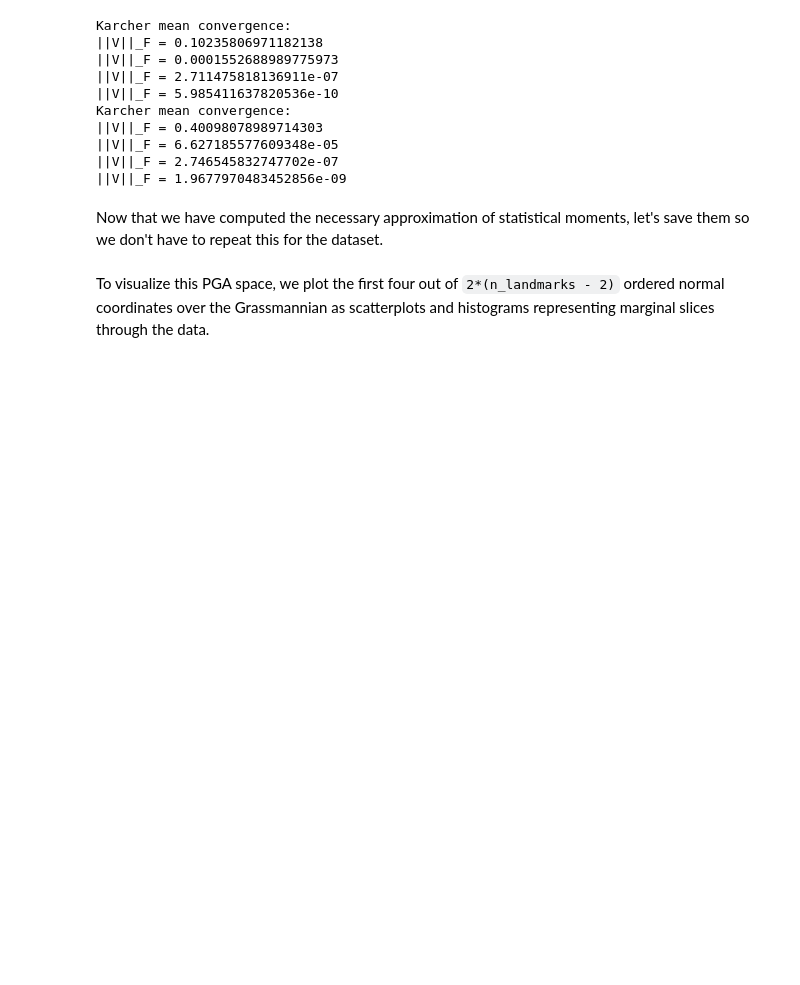
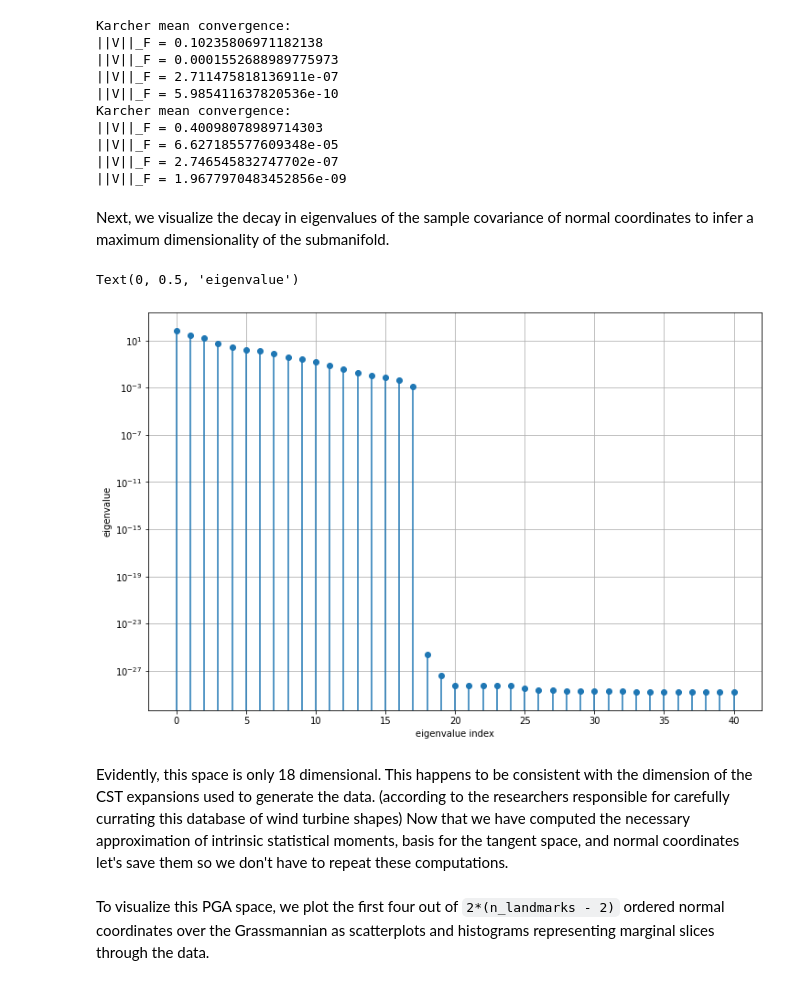
Before and after one commit to NREL/G2Aero, a Jupyter notebook: examples/notebooks/0_Data_Driven_Domain.ipynb, the cells around one changed output. Cells and saved outputs as stored; diff of their text form; code cells hidden in the pictures; blank space fills up the shorter version.

```diff
--- a/examples/notebooks/0_Data_Driven_Domain.ipynb
+++ b/examples/notebooks/0_Data_Driven_Domain.ipynb
@@ -57,8 +57,21 @@ Karcher mean convergence:
 ||V||_F = 6.627185577609348e-05
 ||V||_F = 2.746545832747702e-07
 ||V||_F = 1.9677970483452856e-09
+# %% [markdown]
+Next, we visualize the decay in eigenvalues of the sample covariance of normal coordinates to infer a maximum dimensionality of the submanifold.
+# %%
+# visualize the decay in the first 40 Grassmann eigenvalues (SPD is three dimensional)
+fig, ax = plt.subplots(1, 1, figsize=(12, 8))
+plt.stem(pga.S[:41]**2)
+plt.yscale('log')
+plt.grid(True, which='both')
+plt.xlabel('eigenvalue index')
+plt.ylabel('eigenvalue')
+# %% [output]
+Text(0, 0.5, 'eigenvalue')
+[figure, added]
 # %% [markdown]
-Now that we have computed the necessary approximation of statistical moments, let's save them so we don't have to repeat this for the dataset.
+Evidently, this space is only 18 dimensional. This happens to be consistent with the dimension of the CST expansions used to generate the data. (according to the researchers responsible for carefully currating this database of wind turbine shapes) Now that we have computed the necessary approximation of intrinsic statistical moments, basis for the tangent space, and normal coordinates let's save them so we don't have to repeat these computations.
 # %%
 # save the computed Grassmannian PGA space
 pga.save_to_file(filename=os.path.join(shapes_folder,'../pga_space/', 'CST_Gr_PGA.npz'))
```
Also changed, not shown: 1 other file.
